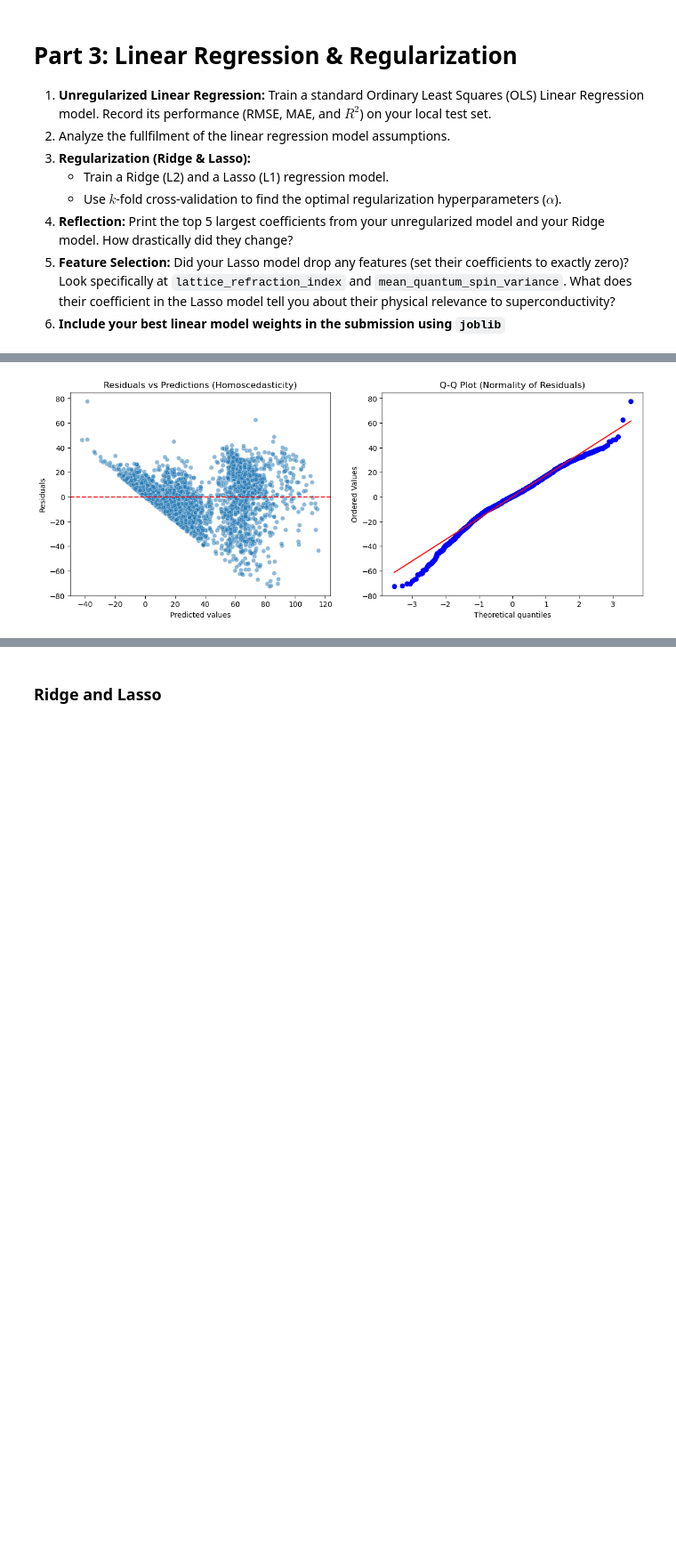
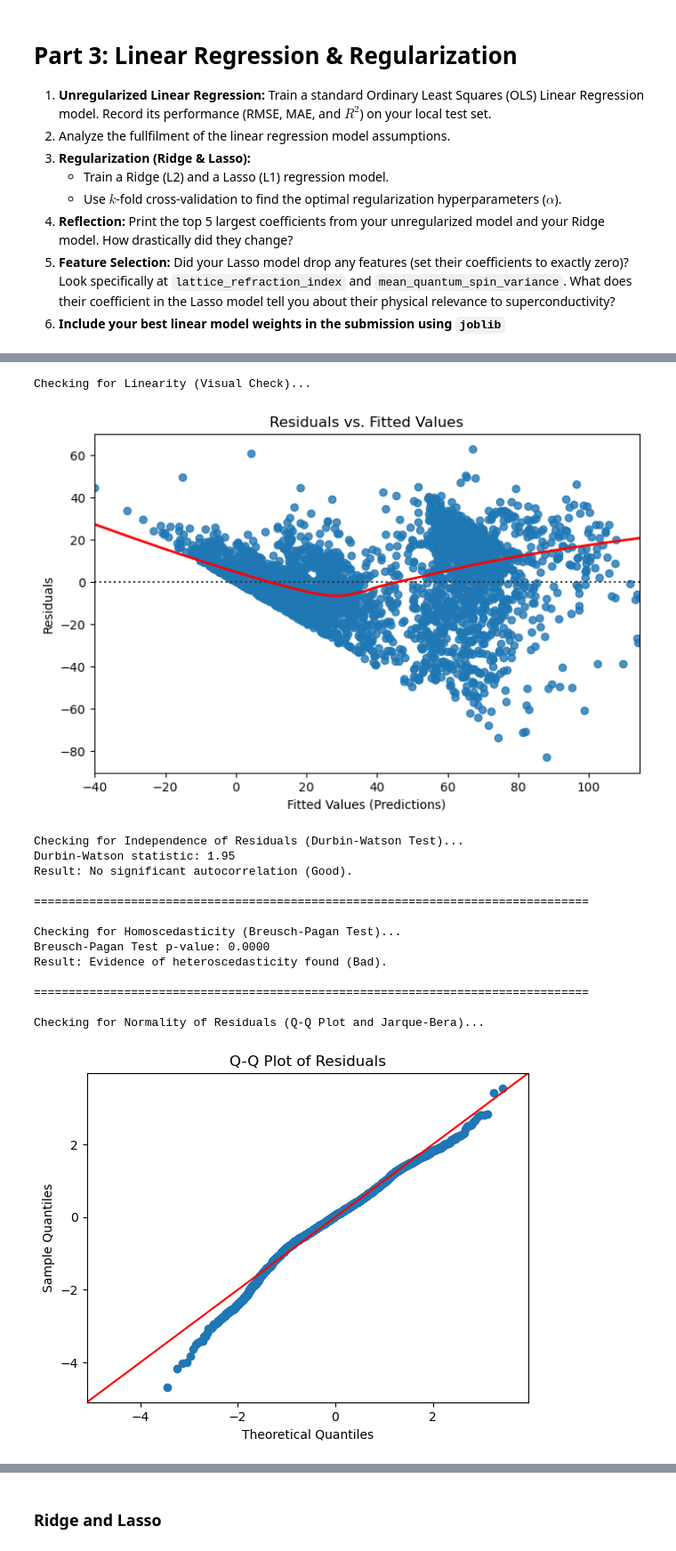
Before and after one commit to AlejoProjects/ML_project_part_1, a Jupyter notebook: SubmissionTemplate.ipynb, the cells around one changed output, grey strips where cells are left out. Shown at 89% size. Saved outputs shown, nothing was run; the diff lists cells and outputs as text; code cells hidden in the pictures; blank space fills up the shorter version.

```diff
--- a/SubmissionTemplate.ipynb
+++ b/SubmissionTemplate.ipynb
@@ -278,17 +363,19 @@ ValueError: Input y contains NaN.
-# %%
-
-residuals = Y_test - u_preds
-fig, ax = plt.subplots(1, 2, figsize=(14, 5))
-# Gráfico de Residuos vs Predicciones (Homocedasticidad y Linealidad)
-sns.scatterplot(x=u_preds, y=residuals, ax=ax[0], alpha=0.5)
-ax[0].axhline(y=0, color='r', linestyle='--')
-ax[0].set_title("Residuals vs Predictions (Homoscedasticity)")
-ax[0].set_xlabel("Predicted values")
-ax[0].set_ylabel("Residuals")
-
-# Q-Q Plot (Normalidad de los residuos)
-stats.probplot(residuals, dist="norm", plot=ax[1])
-ax[1].set_title("Q-Q Plot (Normality of Residuals)")
-plt.show()
-# %% [output]
-[figure, removed]
+# %%
+f.tests_check(u_model, X_test_scaled, Y_test)
+# %% [output]
+Checking for Linearity (Visual Check)...
+[figure, added]
+Checking for Independence of Residuals (Durbin-Watson Test)...
+Durbin-Watson statistic: 1.95
+Result: No significant autocorrelation (Good).
+
+================================================================================
+
+Checking for Homoscedasticity (Breusch-Pagan Test)...
+Breusch-Pagan Test p-value: 0.0000
+Result: Evidence of heteroscedasticity found (Bad).
+
+================================================================================
+
+Checking for Normality of Residuals (Q-Q Plot and Jarque-Bera)...
+[figure, added]
```
Also changed, not shown: parts of 17 cells of this notebook.
